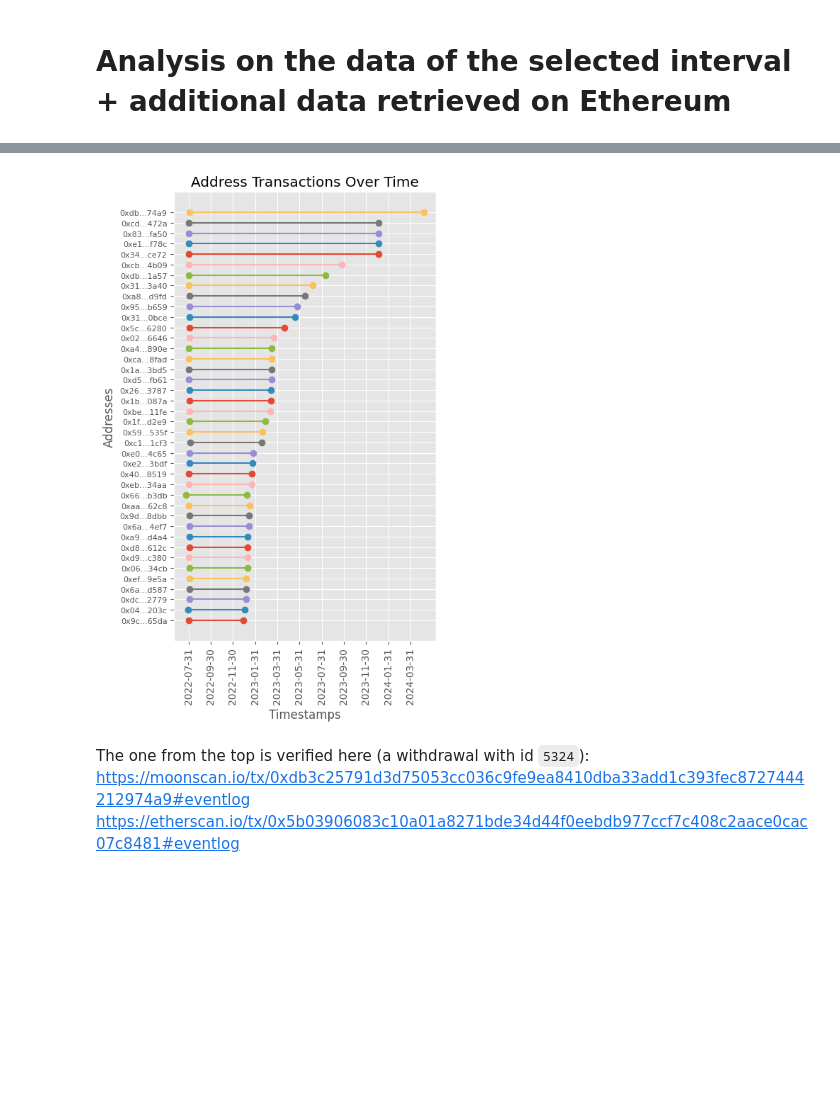
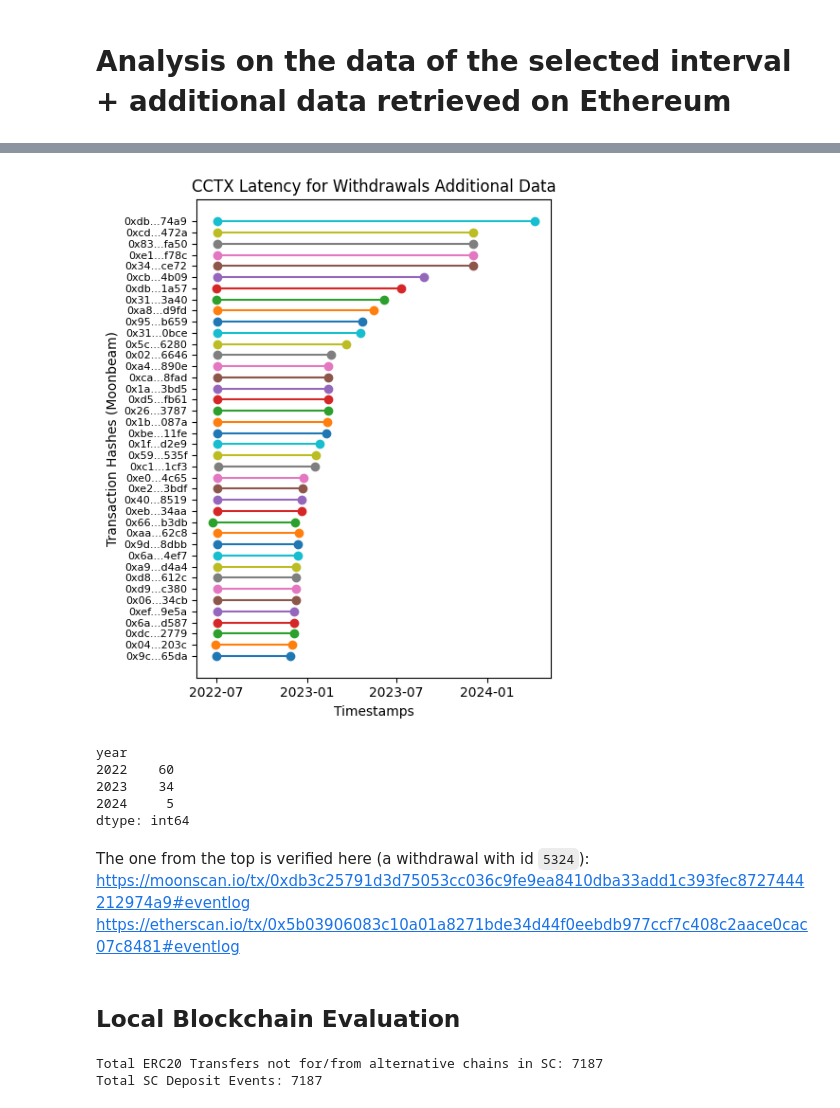
Before and after one commit to AndreAugusto11/XChainWatcher, a Jupyter notebook: cross-chain-rules-validator/analysis/analysis.ipynb, the cells around one changed output, grey strips where cells are left out. Drawn from its saved outputs; the diff is of its cells as text; code cells hidden in the pictures; blank space fills up the shorter version.

```diff
--- a/cross-chain-rules-validator/analysis/analysis.ipynb
+++ b/cross-chain-rules-validator/analysis/analysis.ipynb
@@ -72,7 +102,11 @@ MAP_TOKEN_TO_DECIMALS = {
 # %%
 # Add to the data frame the value being transferred in USD, based on the price of the token at that date
 def calculateTxValueInUSD(token_address, value, day):
-    token_id = MAP_TOKEN_TO_ID[token_address]
+
+    try:
+        token_id = MAP_TOKEN_TO_ID[token_address]
+    except Exception:
+        return np.nan
 
     if token_id == "none":
         return np.nan
@@ -723,0 +1015,6 @@ cctxs.head()
+# %%
+# filter based on column 1 > 1659389550
+cctxs = cctxs[cctxs[1] > 1659389550]
+
+print(len(cctxs))
+cctxs.head()
@@ -735,2 +1040,3 @@ TOTAL VALUE (MILLION USD): 159.6375591886852
 # %%
-cctxs.to_csv("./nomad-bridge/attacks.csv", index=False)
+cctxs.rename(columns={0: 'dst_chain_id', 1: 'dst_timestamp', 2: 'dst_transaction_hash', 3: 'withdrawal_id', 4: 'dst_token', 5: 'beneficiary', 6: 'amount'}, inplace=True)
+cctxs.to_csv(f"./{BRIDGE_NAME}/data/attacks.csv", index=False)
@@ -745,14 +1078,13 @@ The dataset from Peckshield aggregates the funds per EOA. Our dataset aggregates
 transaction_facts = pd.read_csv('../datalog/nomad-bridge/facts/transaction.facts', header=None, sep='\t')
 
 # Set column names for clarity
-cctxs.columns = ['col1', 'col2', 'tx_hash', 'col4', 'col5', 'col6', 'col7', 'col8', 'col9']
 transaction_facts.columns = ['col1', 'col2', 'tx_hash', 'col4', 'from', 'to', 'col7', 'col8', 'col9']
 
 new_cctxs = cctxs.copy(deep=True)
 new_cctxs.insert(6, 'corresponding_eoa', None)
 
 for idx, row in cctxs.iterrows():
-    tx_hash = row['tx_hash']
+    tx_hash = row['dst_transaction_hash']
 
     corresponding_tx = transaction_facts[transaction_facts['tx_hash'] == tx_hash]
 
@@ -869,48 +1204,79 @@ import pandas as pd
 import matplotlib.pyplot as plt
 
 # Assuming the CSV has columns: 'address', 'timestamp1', 'timestamp2'
 # Convert timestamps to datetime if they are not already
 cctxs['timestamp1'] = pd.to_datetime(cctxs.iloc[:,1], unit='s')
 cctxs['timestamp2'] = pd.to_datetime(cctxs.iloc[:,4], unit='s')
 cctxs.rename(columns={cctxs.columns[2]: 'tx_hash'}, inplace=True)
 
-cctxs['shot_hashes'] = [shorten_tx_hash(tx_hash) for tx_hash in cctxs['tx_hash']]
+def shorten_tx_hash(tx_hash, length=4):
+    return f"{tx_hash[:length]}...{tx_hash[-length:]}"
+
+cctxs['short_hashes'] = [shorten_tx_hash(tx_hash) for tx_hash in cctxs['tx_hash']]
 
 cctxs = cctxs.sort_values(by='time_difference')
 
-df = cctxs[['shot_hashes', 'timestamp1', 'timestamp2', 'time_difference']].tail(40)
+df = cctxs[['short_hashes', 'timestamp1', 'timestamp2', 'time_difference']].tail(40)
 
 # Create the plot
-plt.figure(figsize=(5, 8))
+plt.figure(figsize=(5, 6))
 
 # Plot each pair of timestamps for each address
 for _, row in df.iterrows():
-    plt.plot([row['timestamp1'], row['timestamp2']], [row['shot_hashes'], row['shot_hashes']], marker='o')
+    plt.plot([row['timestamp1'], row['timestamp2']], [row['short_hashes'], row['short_hashes']], marker='o')
 
 min_date = df['timestamp1'].min()
 max_date = df[['timestamp1', 'timestamp2']].max().max()
 
 # Create date range with 2-week intervals
-date_range = pd.date_range(start=min_date, end=max_date, freq='2ME')
-
-def shorten_tx_hash(tx_hash, length=4):
-    return f"{tx_hash[:length]}...{tx_hash[-length:]}"
+date_range = pd.date_range(start=min_date, end=max_date, freq='6ME')
 
 # Set labels and title
 plt.xlabel('Timestamps')
-plt.ylabel('Addresses')
-plt.title('Address Transactions Over Time')
-plt.tight_layout()
+plt.ylabel('Transaction Hashes (Moonbeam)')
+plt.title('CCTX Latency for Withdrawals Additional Data')
 
-plt.xticks(ticks=date_range, labels=[date.strftime('%Y-%m-%d') for date in date_range], rotation=90)
-plt.yticks(ticks=df['shot_hashes'], fontsize=8)
+plt.xticks(ticks=date_range, labels=[date.strftime('%Y-%m') for date in date_range], rotation=0)
+plt.yticks(ticks=df['short_hashes'], fontsize=8)
 # Show plot
 plt.tight_layout()
 
 plt.show()
 # %% [output]
-[figure, old version]
+[figure, new version]
+# %%
+# calculate count per year
+cctxs['year'] = cctxs['timestamp2'].dt.year
+
+# Group by year and count the number of transactions
+count_per_year = cctxs.groupby('year').size()
+count_per_year
+# %% [output]
+year
+2022    60
+2023    34
+2024     5
+dtype: int64
 # %% [markdown]
 The one from the top is verified here (a withdrawal with id `5324`):
 https://moonscan.io/tx/0xdb3c25791d3d75053cc036c9fe9ea8410dba33add1c393fec8727444212974a9#eventlog
 https://etherscan.io/tx/0x5b03906083c10a01a8271bde34d44f0eebdb977ccf7c408c2aace0cac07c8481#eventlog
+# %% [markdown]
+## Local Blockchain Evaluation
+# %%
+sc_deposit_facts = pd.read_csv('../datalog/nomad-bridge/facts/sc_deposit.facts', header=None, sep='\t')
+sc_deposit_facts_tx_hashes = sc_deposit_facts[0]
+
+alternative_chains = pd.read_csv('../datalog/nomad-bridge/facts/alternative_chains.facts', header=None, sep='\t')
+alternative_chains_tx_hashes = alternative_chains[1].to_list()
+
+sc_deposit_facts_included = sc_deposit_facts[~sc_deposit_facts[0].isin(alternative_chains_tx_hashes)]
+print("Total ERC20 Transfers not for/from alternative chains in SC:", len(sc_deposit_facts_included))
+
+valid_native_deposits = pd.read_csv('../datalog/nomad-bridge/results/SC_ValidNativeTokenDeposit.csv', header=None, sep='\t')
+valid_native_deposits_tx_hashes = valid_native_deposits[1]
+print("Total SC Deposit Events:", len(valid_native_deposits_tx_hashes))
+add_metrics_to_latex_file(BRIDGE_NAME, "SC_Deposit_Facts", len(valid_native_deposits_tx_hashes))
+# %% [output]
+Total ERC20 Transfers not for/from alternative chains in SC: 7187
+Total SC Deposit Events: 7187
```
Also changed, not shown: parts of 76 cells of this notebook, 45 other files.
